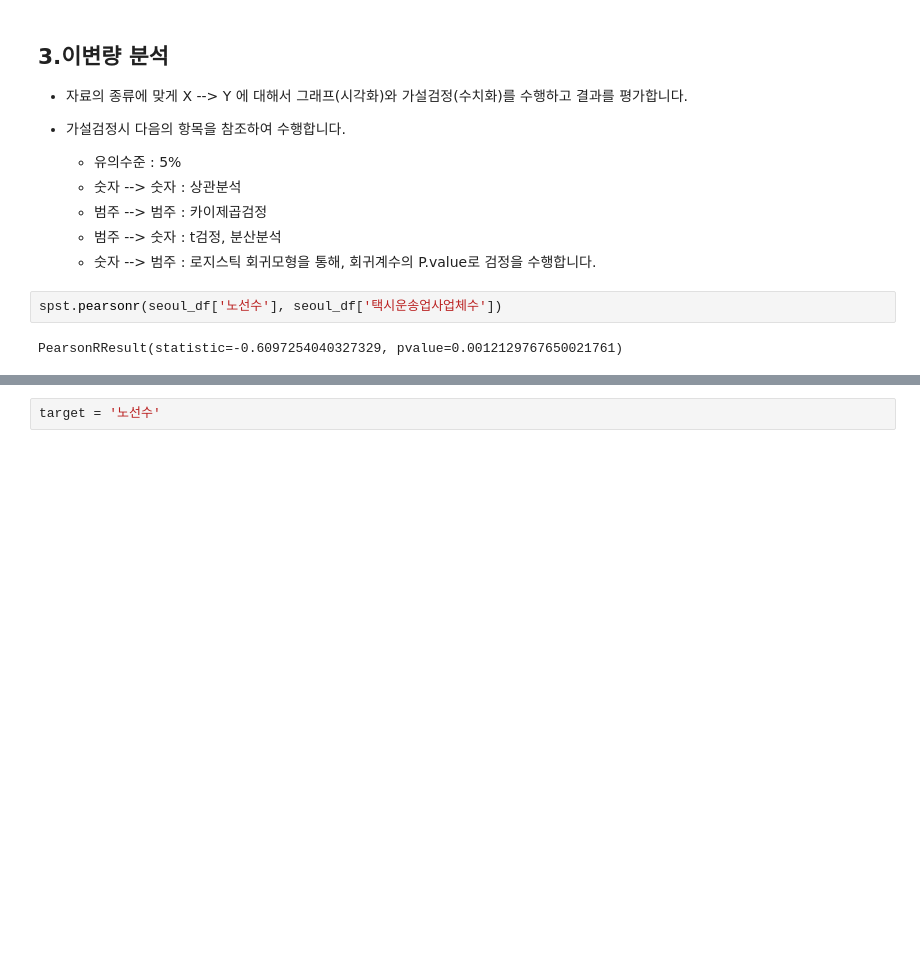
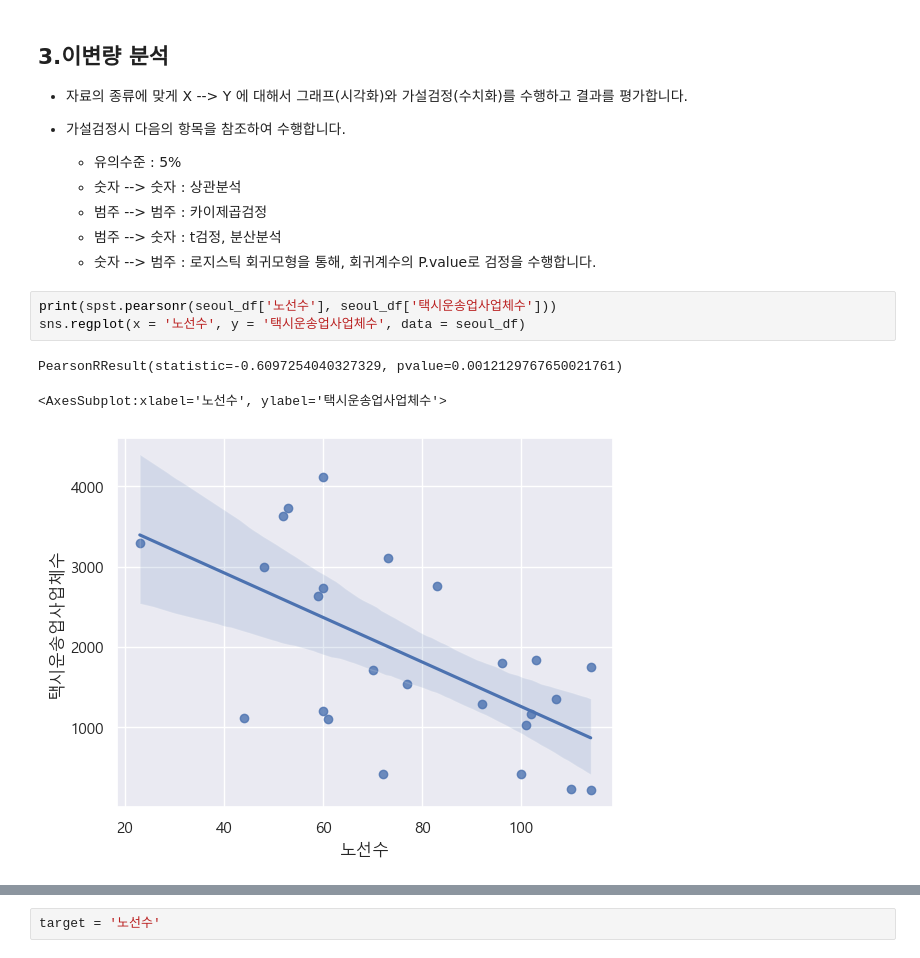
Before and after one commit to won4513/mini1, a Jupyter notebook: code/1.5 데이터 불러오기 및 분석(EDA)_1차_데이터 분석.ipynb, the cells around one changed output, grey strips where cells are left out. Drawn from its saved outputs; the diff is of its cells as text; blank space fills up the shorter version.

```diff
--- a/code/1.5 데이터 불러오기 및 분석(EDA)_1차_데이터 분석.ipynb
+++ b/code/1.5 데이터 불러오기 및 분석(EDA)_1차_데이터 분석.ipynb
@@ -313,7 +282,10 @@ sns.barplot('자치구','택시운송업사업체수', data = seoul_df)
     * 범주 --> 범주 : 카이제곱검정
     * 범주 --> 숫자 : t검정, 분산분석
     * 숫자 --> 범주 : 로지스틱 회귀모형을 통해, 회귀계수의 P.value로 검정을 수행합니다.
-# %%
-spst.pearsonr(seoul_df['노선수'], seoul_df['택시운송업사업체수'])
-# %% [output]
-PearsonRResult(statistic=-0.6097254040327329, pvalue=0.0012129767650021761)
+# %%
+print(spst.pearsonr(seoul_df['노선수'], seoul_df['택시운송업사업체수']))
+sns.regplot(x = '노선수', y = '택시운송업사업체수', data = seoul_df)
+# %% [output]
+PearsonRResult(statistic=-0.6097254040327329, pvalue=0.0012129767650021761)
+<AxesSubplot:xlabel='노선수', ylabel='택시운송업사업체수'>
+[figure, added]
```
Also changed, not shown: parts of 8 cells of this notebook, 1 other file.
